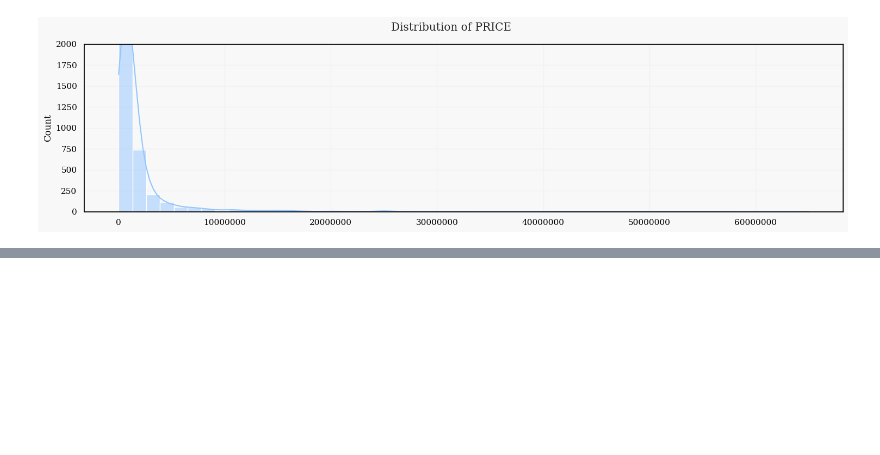
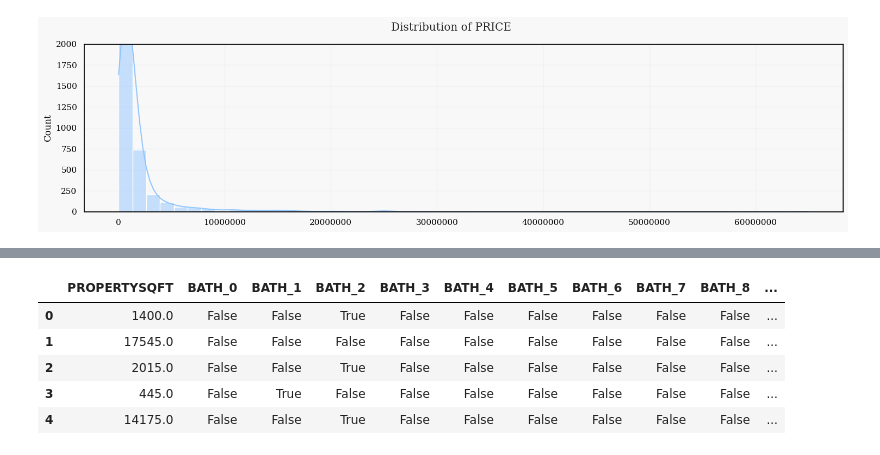
Before and after one commit to EviIius/6211_Advanced_BA, a Jupyter notebook: BA_Project/Work.ipynb, the cells around one changed output, grey strips where cells are left out. Saved outputs shown, nothing was run; the diff lists cells and outputs as text; code cells hidden in the pictures; blank space fills up the shorter version.

```diff
--- a/BA_Project/Work.ipynb
+++ b/BA_Project/Work.ipynb
@@ -643,0 +713,3 @@ plt.show()
+# %%
+df = df.drop(['TYPE', 'LOCALITY', 'SUBLOCALITY'], axis=1)
+df.head()
@@ -643,0 +727,12 @@ plt.show()
+# %%
+X_encoded = pd.get_dummies(X, columns=['BATH',
+                                       'BEDS'])
+
+X_encoded.head()
+# %% [output]
+|  | PROPERTYSQFT | BATH_0 | BATH_1 | BATH_2 | BATH_3 | BATH_4 | BATH_5 | BATH_6 | BATH_7 | BATH_8 | ... |
+| 0 | 1400.0 | False | False | True | False | False | False | False | False | False | ... |
+| 1 | 17545.0 | False | False | False | False | False | False | False | False | False | ... |
+| 2 | 2015.0 | False | False | True | False | False | False | False | False | False | ... |
+| 3 | 445.0 | False | True | False | False | False | False | False | False | False | ... |
+| 4 | 14175.0 | False | False | True | False | False | False | False | False | False | ... |
```
Also changed, not shown: parts of 9 cells of this notebook.
